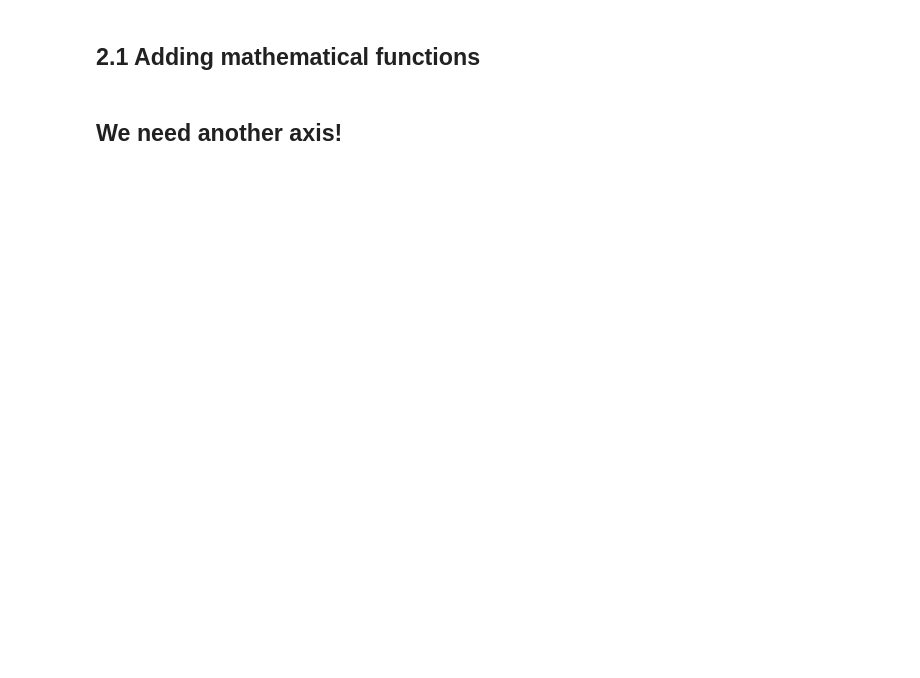
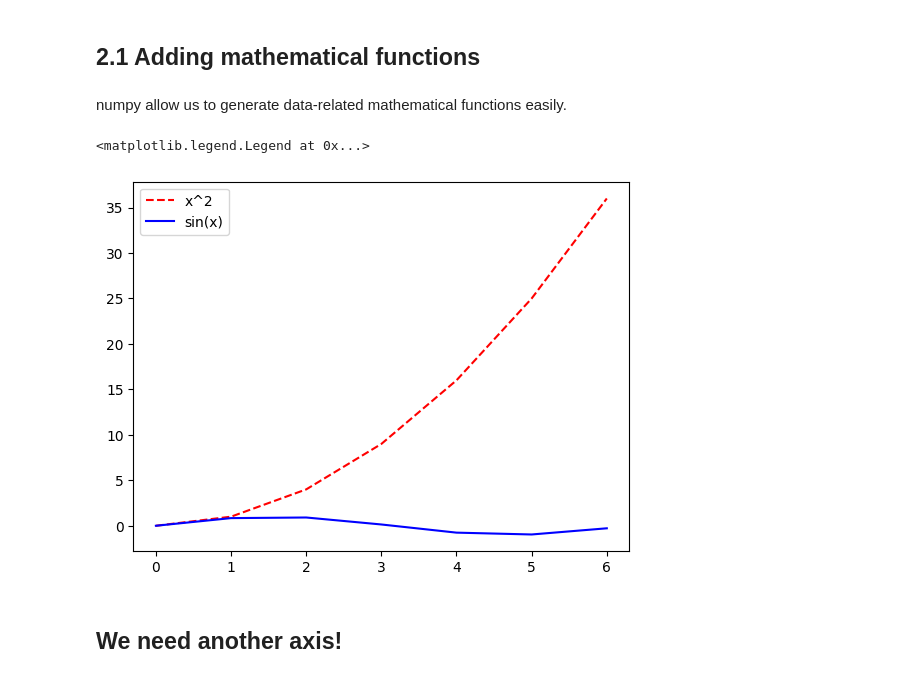
Before and after one commit to SPS-SP2273/learning-portfolio-b0t-viper, a Jupyter notebook: plotting/plotting_(need).ipynb, the cells around one changed output. Saved outputs shown, nothing was run; the diff lists cells and outputs as text; code cells hidden in the pictures; blank space fills up the shorter version.

```diff
--- a/plotting/plotting_(need).ipynb
+++ b/plotting/plotting_(need).ipynb
@@ -123,4 +142,23 @@ plt.legend(loc='upper left')
 # %% [markdown]
 ## 2.1 Adding mathematical functions
+# %% [markdown]
+numpy allow us to generate data-related mathematical functions easily.
+# %%
+x = np.array([0, 1, 2, 3, 4, 5, 6])
+
+x2 = x**2                  # The math stuff
+sin_x = np.sin(x)
+
+plt.plot(x, x2, label='x^2',
+         color='red', linestyle='dashed', )
+plt.plot(x, sin_x, label='sin(x)',
+         color='blue')
+plt.legend()
+
+# Note that this looks really bad because sinx lies between 0 and 1 whereas x**2 no bound
+# Hence, we need another axis!!!
+# %% [output]
+<matplotlib.legend.Legend at 0x...>
+[figure, added]
 # %% [markdown]
 ## We need another axis!
```
Also changed, not shown: parts of 18 cells of this notebook, 2 other files.
